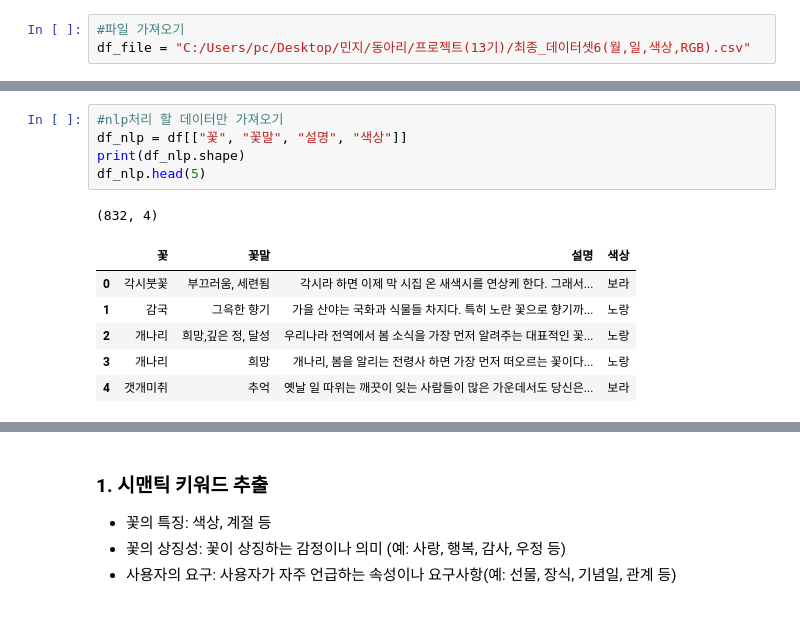
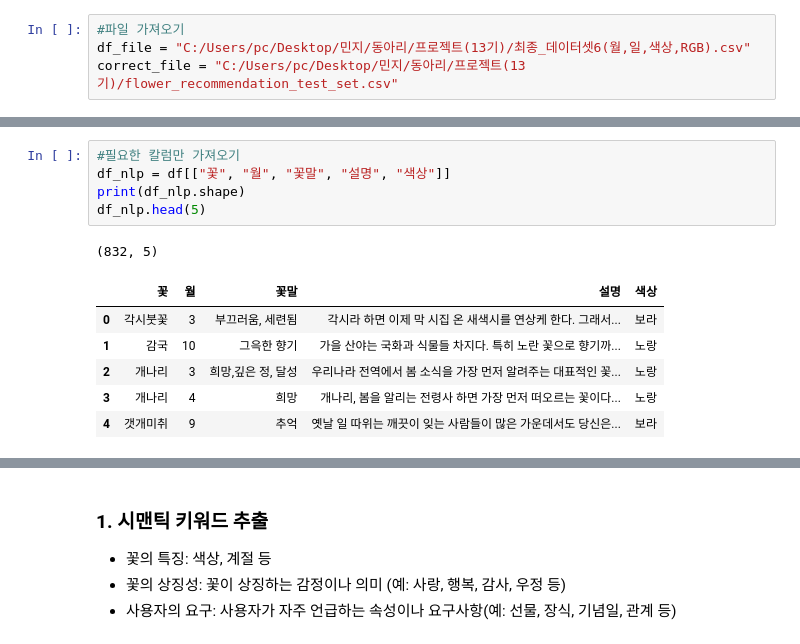
Before and after one commit to Fiurinee-Tave/Model, a Jupyter notebook: data/14_추천시스템_평가.ipynb, the cells around one changed output, grey strips where cells are left out. Cells and saved outputs as stored; diff of their text form.

```diff
--- a/data/14_추천시스템_평가.ipynb
+++ b/data/14_추천시스템_평가.ipynb
@@ -17,6 +18,7 @@ from sklearn.metrics.pairwise import cosine_similarity
 # %%
 #파일 가져오기
 df_file = "C:/Users/pc/Desktop/민지/동아리/프로젝트(13기)/최종_데이터셋6(월,일,색상,RGB).csv"
+correct_file = "C:/Users/pc/Desktop/민지/동아리/프로젝트(13기)/flower_recommendation_test_set.csv"
 # %%
 df = pd.read_csv(df_file) #, encoding='CP949'
 df.drop(["일자", "선택한 색상", "중앙 색상들"], axis=1, inplace=True)
@@ -29,15 +31,15 @@ df.head(5)
 | 3 | 개나리 | 4 | 봄 | 희망 | 개나리, 봄을 알리는 전령사 하면 가장 먼저 떠오르는 꽃이다... | https://file.honestflower.kr/medi... | 노랑 |
 | 4 | 갯개미취 | 9 | 가을 | 추억 | 옛날 일 따위는 깨끗이 잊는 사람들이 많은 가운데서도 당신은... | https://lh6.googleusercontent.com... | 보라 |
 # %%
-#nlp처리 할 데이터만 가져오기
-df_nlp = df[["꽃", "꽃말", "설명", "색상"]]
+#필요한 칼럼만 가져오기
+df_nlp = df[["꽃", "월", "꽃말", "설명", "색상"]]
 print(df_nlp.shape)
 df_nlp.head(5)
 # %% [output]
-(832, 4)
+(832, 5)
-|  | 꽃 | 꽃말 | 설명 | 색상 |
-| 0 | 각시붓꽃 | 부끄러움, 세련됨 | 각시라 하면 이제 막 시집 온 새색시를 연상케 한다. 그래서... | 보라 |
-| 1 | 감국 | 그윽한 향기 | 가을 산야는 국화과 식물들 차지다. 특히 노란 꽃으로 향기까... | 노랑 |
-| 2 | 개나리 | 희망,깊은 정, 달성 | 우리나라 전역에서 봄 소식을 가장 먼저 알려주는 대표적인 꽃... | 노랑 |
-| 3 | 개나리 | 희망 | 개나리, 봄을 알리는 전령사 하면 가장 먼저 떠오르는 꽃이다... | 노랑 |
-| 4 | 갯개미취 | 추억 | 옛날 일 따위는 깨끗이 잊는 사람들이 많은 가운데서도 당신은... | 보라 |
+|  | 꽃 | 월 | 꽃말 | 설명 | 색상 |
+| 0 | 각시붓꽃 | 3 | 부끄러움, 세련됨 | 각시라 하면 이제 막 시집 온 새색시를 연상케 한다. 그래서... | 보라 |
+| 1 | 감국 | 10 | 그윽한 향기 | 가을 산야는 국화과 식물들 차지다. 특히 노란 꽃으로 향기까... | 노랑 |
+| 2 | 개나리 | 3 | 희망,깊은 정, 달성 | 우리나라 전역에서 봄 소식을 가장 먼저 알려주는 대표적인 꽃... | 노랑 |
+| 3 | 개나리 | 4 | 희망 | 개나리, 봄을 알리는 전령사 하면 가장 먼저 떠오르는 꽃이다... | 노랑 |
+| 4 | 갯개미취 | 9 | 추억 | 옛날 일 따위는 깨끗이 잊는 사람들이 많은 가운데서도 당신은... | 보라 |
```
Also changed, not shown: parts of 26 cells of this notebook.
